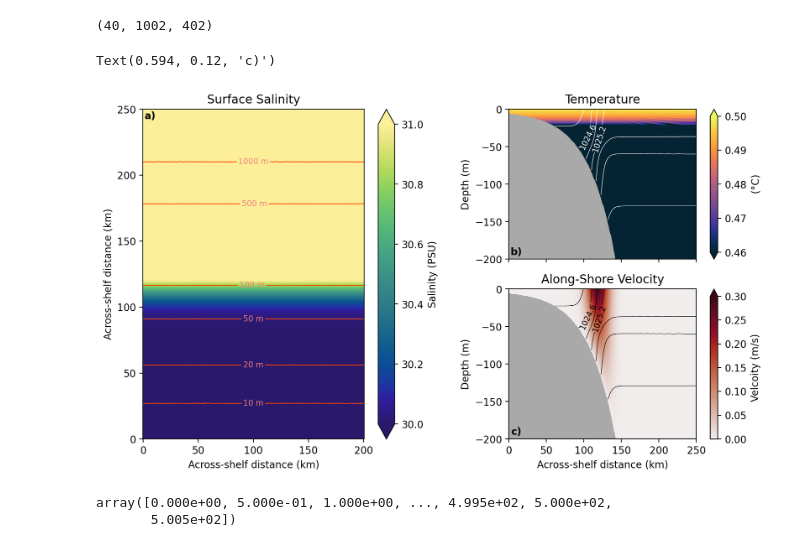
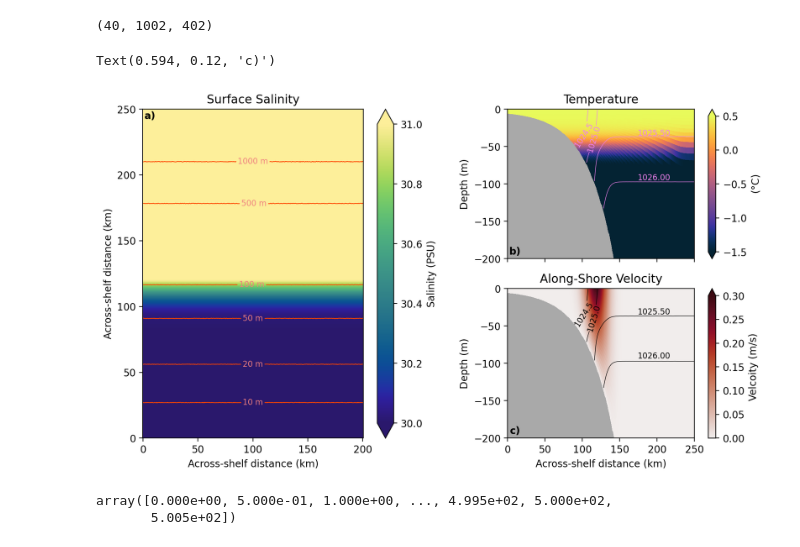
Before and after one commit to bundzis/beaufort_jet, a Jupyter notebook: Scripts/plot_idealized_jet_initial_conds.ipynb, the cells around one changed output. Drawn from its saved outputs; the diff is of its cells as text; code cells hidden in the pictures.

```diff
--- a/Scripts/plot_idealized_jet_initial_conds.ipynb
+++ b/Scripts/plot_idealized_jet_initial_conds.ipynb
@@ -219,7 +219,7 @@ np.shape(ini_rho)
 lev_salt = np.arange(29,32,0.1)
 
 # Set density levels
-lev_dens = np.arange(1024.0, 1030.0, 0.3)
+lev_dens = np.arange(1024.0, 1030.0, 0.5)
 label_levels = np.arange(1024, 1030, 1.0)
 
 # Make the figure
@@ -254,43 +254,55 @@ ax1.set_ylim(0,250)
 # Vertical cross sections
 # Temperature
 m5 = ax2.pcolormesh(grid.y_rho[:,201]/1000, ini_conds.z_rho[0,:,:,201], ini_conds.temp[:,:,201], cmap=cmo.thermal,
-                        vmin=0.46, vmax=0.50)
+                        vmin=-1.5, vmax=0.50)
 fig.colorbar(m5, ax=ax2, label='($\degree$C)', extend='both')
 # Plot density contours
 y_sec = grid.y_rho[:, 201]
 y_2d = np.array([y_sec]*40)
 c1 = ax2.contour(y_2d/1000, ini_conds.z_rho[0,:,:,201], ini_rho[:,:,201],
-        levels=lev_dens, colors='white', linewidths=0.5)
-ax2.clabel(c1, levels=c1.levels[::2], inline=True, inline_spacing=2, fmt='%1.1f', fontsize=8)
+        levels=lev_dens, colors='violet', linewidths=0.5)
+# manual_positions = []
+# for collection in c1.collections:
+#     for path in collection.get_paths():
+#         v = path.vertices
+#         manual_positions.append(v[len(v)//2])
+ax2.clabel(c1, levels=c1.levels, inline=True, inline_spacing=0, fmt='%1.1f', fontsize=8)
+#c1.collections[i].set_clip_on(False)
+# Manually label contours that won't show up
+fig.text(0.757, 0.818, '1025.50', color='violet', fontsize=8)
+fig.text(0.757, 0.714, '1026.00', color='violet', fontsize=8)
 
 # U
 m6 = ax3.pcolormesh(grid.y_u[:,201]/1000, ini_conds.z_rho[0,:,:,201], ini_conds.u[0,:,:,201], cmap=cmo.amp,
                         vmin=0, vmax=0.3)
 fig.colorbar(m6, ax=ax3, label='Velcoity (m/s)', extend='max')
 # Plot denisty conoturs
 c2 = ax3.contour(y_2d/1000, ini_conds.z_rho[0,:,:,201], ini_rho[:,:,201],
         levels=lev_dens, colors='black', linewidths=0.5)
-ax3.clabel(c2, levels=c2.levels[::2], inline=True, inline_spacing=2, fmt='%1.1f', fontsize=8)
+ax3.clabel(c2, levels=c2.levels, inline=True, inline_spacing=0, fmt='%1.1f', fontsize=8)
+# Manually label contours that won't show up
+fig.text(0.757, 0.400, '1025.50', color='black', fontsize=8)
+fig.text(0.757, 0.296, '1026.00', color='black', fontsize=8)
 
 # Label the axes
 ax1.set_ylabel('Across-shelf distance (km)')
 ax1.set_xlabel('Across-shelf distance (km)')
 ax1.set_title('Surface Salinity')
 ax2.set_ylabel('Depth (m)')
 #ax2.set_xlabel('Across-shelf distance (km)')
 ax2.set_xticklabels('')
 ax2.set_title('Temperature')
 ax3.set_ylabel('Depth (m)')
 ax3.set_xlabel('Across-shelf distance (km)')
 ax3.set_title('Along-Shore Velocity')
 
 # Add subplot labels
 fig.text(0.127, 0.857, 'a)', color='black', weight='bold')
 fig.text(0.593, 0.540, 'b)', color='black', weight='bold')
 fig.text(0.594, 0.120, 'c)', color='black', weight='bold')
 # %% [output]
 Text(0.594, 0.12, 'c)')
-[figure, old version]
+[figure, new version]
 # %%
 y_2d[1,:]
 # %% [output]
```
